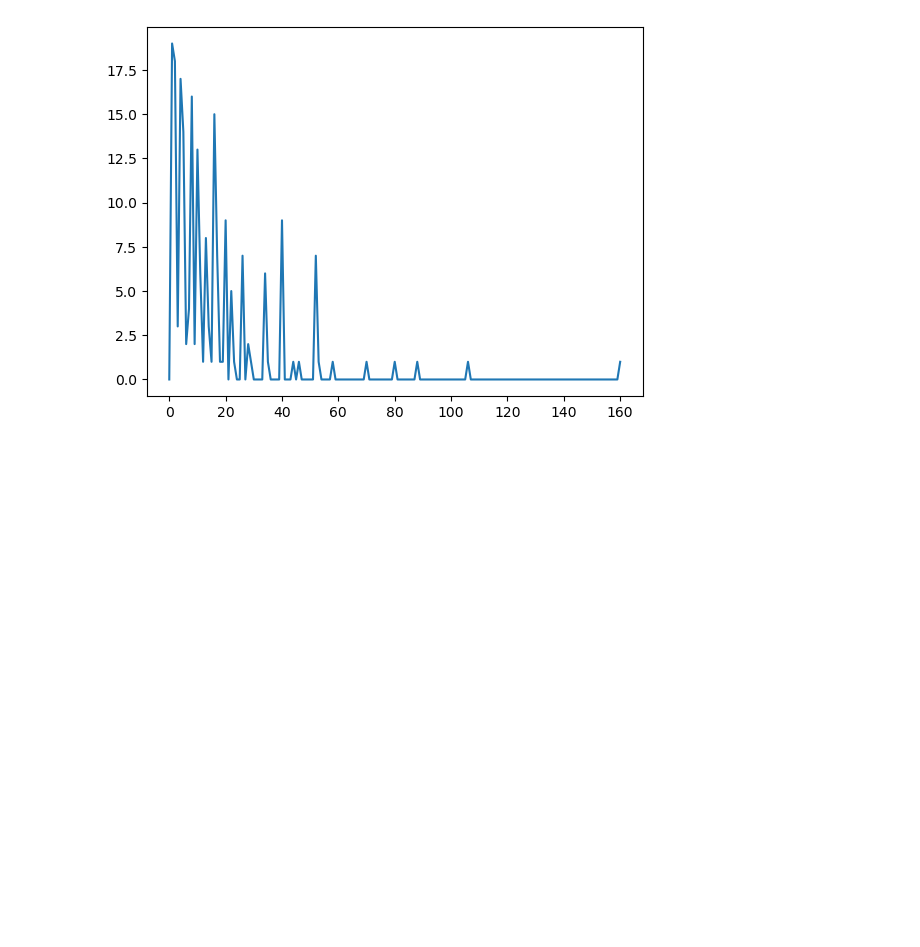
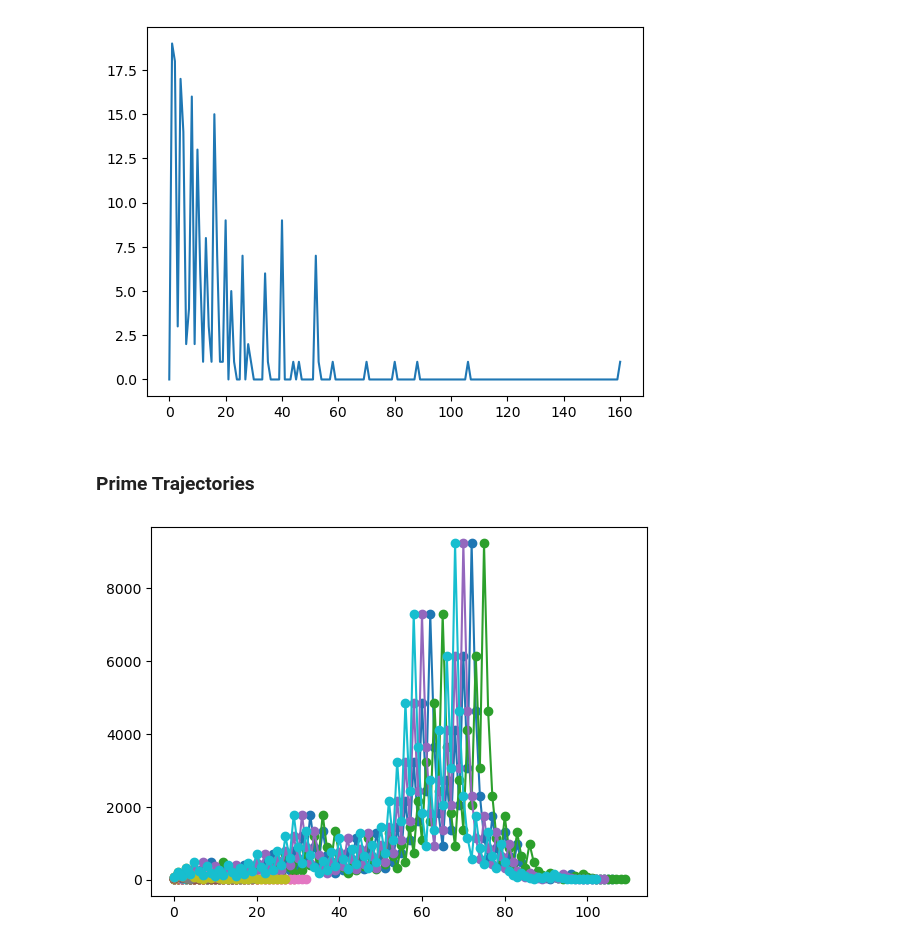
Before and after one commit to ayuram/collatz-conjecture, a Jupyter notebook: main.ipynb, the cells around one changed output. Saved outputs shown, nothing was run; the diff lists cells and outputs as text; code cells hidden in the pictures; blank space fills up the shorter version.

```diff
--- a/main.ipynb
+++ b/main.ipynb
@@ -67,12 +81,0 @@ plt.show()
-# %%
-import matplotlib.pyplot as plt
-from tqdm import tqdm
-import math
-
-def delinearize(arr):
-    slope = (arr[-1] - arr[0]) / len(arr)
-    return [arr[i] - slope * i for i in range(len(arr))]
-
-for i in tqdm(range(1, SCOPE)):
-    plt.plot(delinearize([math.log(n) for n in sequences[i]]))
-plt.show()
@@ -119,3 +120,22 @@ plt.plot(range(n+1), dp)
 plt.show()
 # %% [output]
 [figure]
+# %% [markdown]
+### Prime Trajectories
+# %%
+def is_prime(n):
+    if n <= 1: return False
+    if n <= 3: return True
+    if n % 2 == 0: return False
+    for i in range(3, int(n ** 0.5) + 1, 2):
+        if n % i == 0: return False
+    return True
+
+primes = [i for i in tqdm(range(N)) if is_prime(i)]
+
+for i in tqdm(range(SCOPE)):
+    prime = primes[i]
+    plt.plot(sequences[prime], 'o-', label=f'n={i}')
+plt.show()
+# %% [output]
+[figure, added]
```
Also changed, not shown: parts of 5 cells of this notebook.
